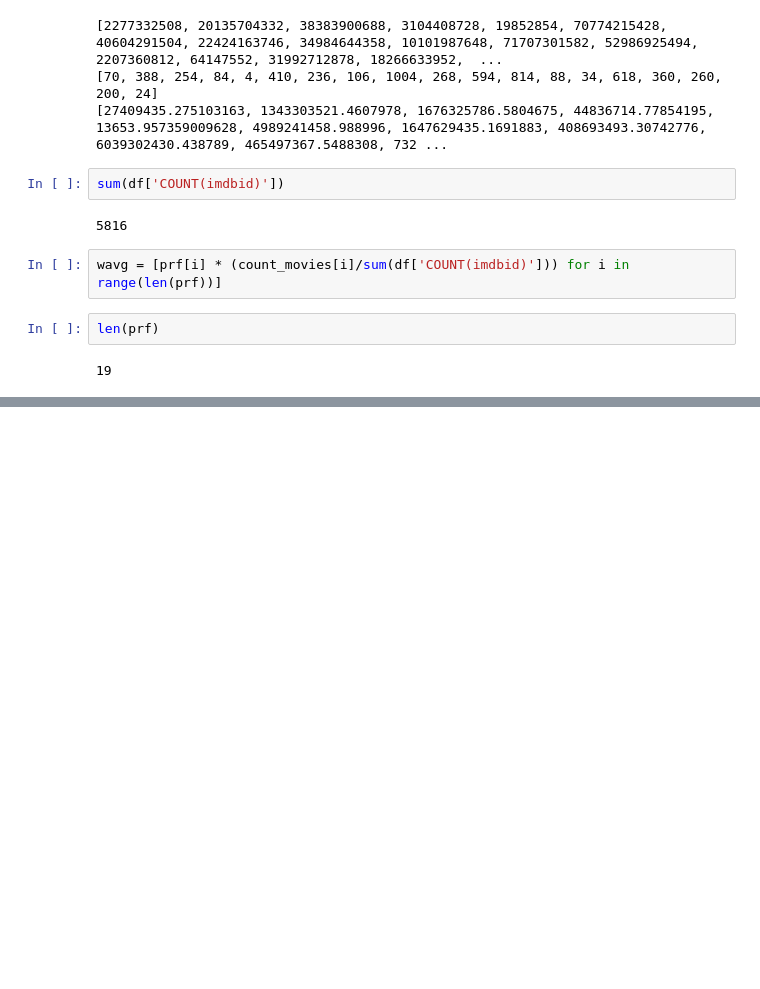
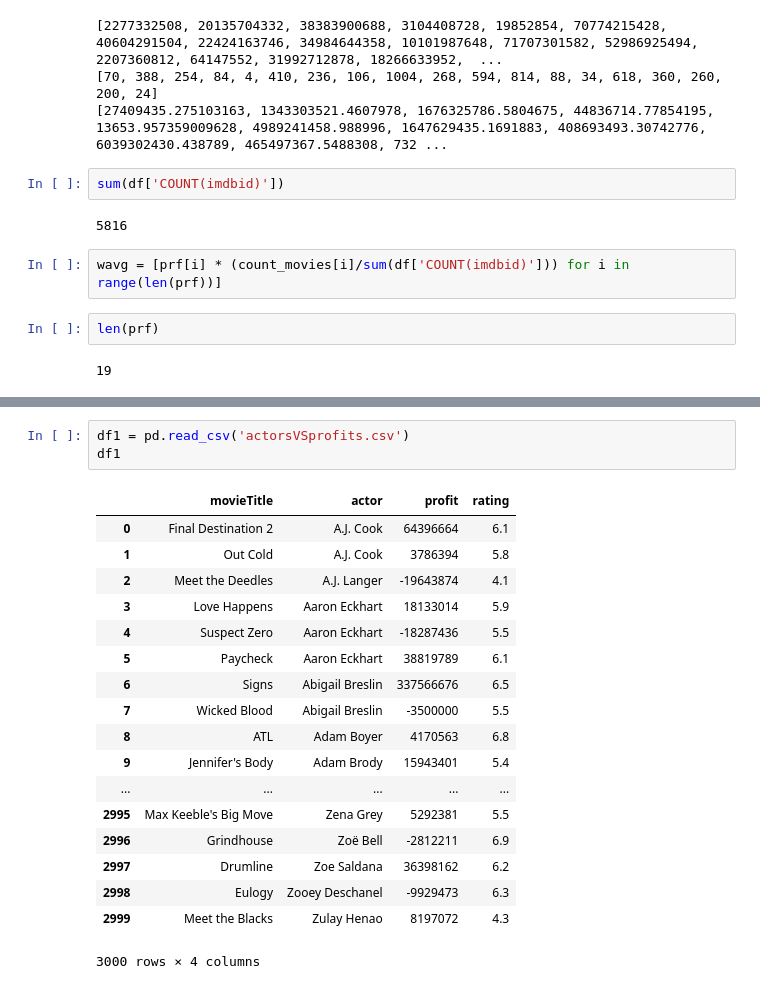
Before and after one commit to Jwdaniel34/stats-movies, a Jupyter notebook: graphs.ipynb, the cells around one changed output, grey strips where cells are left out. Drawn from its saved outputs; the diff is of its cells as text; blank space fills up the shorter version.

```diff
--- a/graphs.ipynb
+++ b/graphs.ipynb
@@ -80,0 +60,22 @@ plt.bar(df['genreName'], wavg)
+# %%
+df1 = pd.read_csv('actorsVSprofits.csv')
+df1
+# %% [output]
+|  | movieTitle | actor | profit | rating |
+| 0 | Final Destination 2 | A.J. Cook | 64396664 | 6.1 |
+| 1 | Out Cold | A.J. Cook | 3786394 | 5.8 |
+| 2 | Meet the Deedles | A.J. Langer | -19643874 | 4.1 |
+| 3 | Love Happens | Aaron Eckhart | 18133014 | 5.9 |
+| 4 | Suspect Zero | Aaron Eckhart | -18287436 | 5.5 |
+| 5 | Paycheck | Aaron Eckhart | 38819789 | 6.1 |
+| 6 | Signs | Abigail Breslin | 337566676 | 6.5 |
+| 7 | Wicked Blood | Abigail Breslin | -3500000 | 5.5 |
+| 8 | ATL | Adam Boyer | 4170563 | 6.8 |
+| 9 | Jennifer's Body | Adam Brody | 15943401 | 5.4 |
+| ... | ... | ... | ... | ... |
+| 2995 | Max Keeble's Big Move | Zena Grey | 5292381 | 5.5 |
+| 2996 | Grindhouse | Zoë Bell | -2812211 | 6.9 |
+| 2997 | Drumline | Zoe Saldana | 36398162 | 6.2 |
+| 2998 | Eulogy | Zooey Deschanel | -9929473 | 6.3 |
+| 2999 | Meet the Blacks | Zulay Henao | 8197072 | 4.3 |
+3000 rows × 4 columns
```
Also changed, not shown: parts of 4 cells of this notebook.
